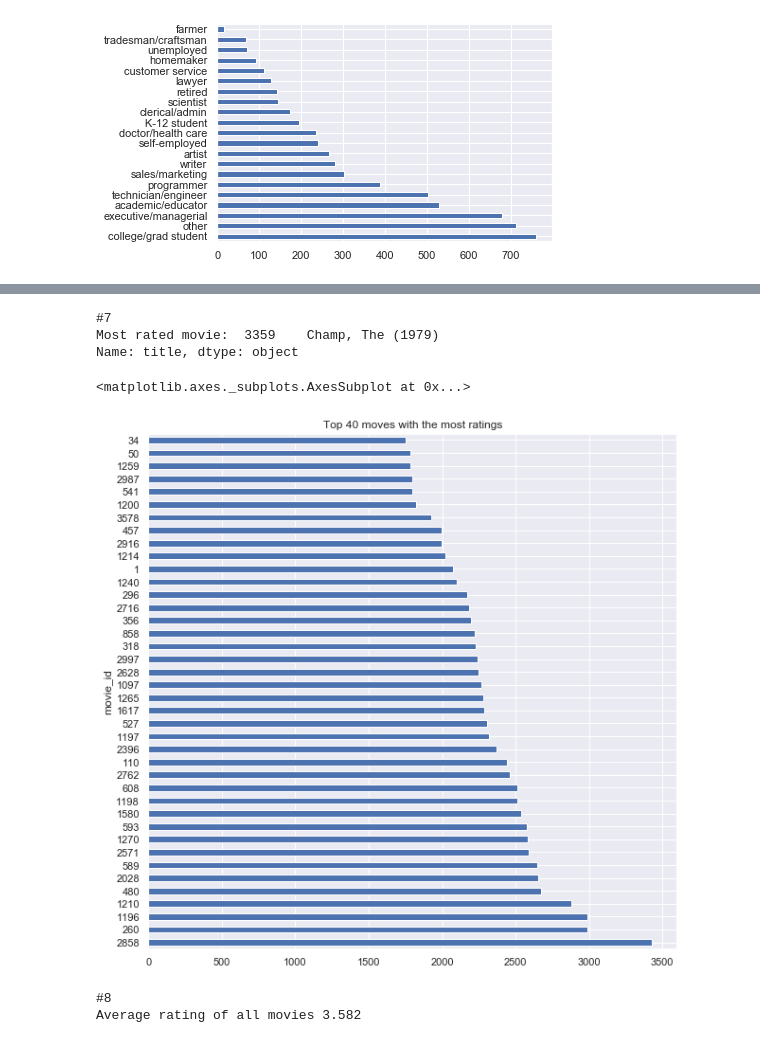
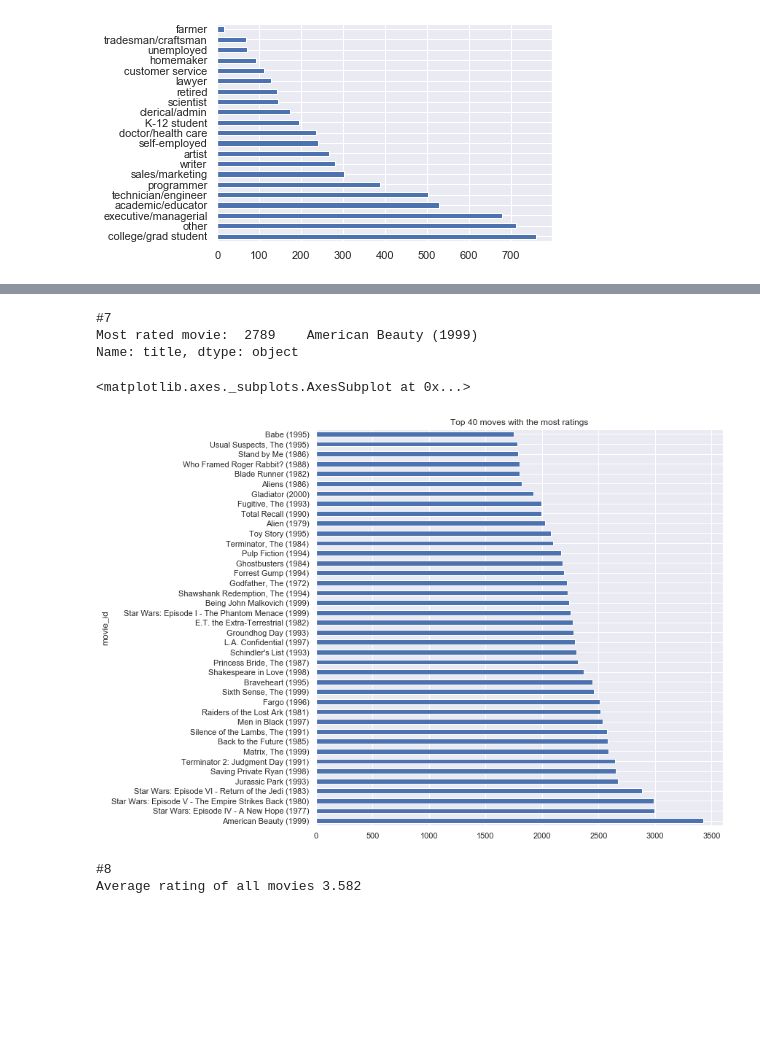
Before and after one commit to AdamCorbinFAUPhD/CAP5768-Intro-to-Data-Science, a Jupyter notebook: assignment_2/CAP5768_Assignment2_Corbin_Adam.ipynb, the cells around one changed output, grey strips where cells are left out. Saved outputs shown, nothing was run; the diff lists cells and outputs as text; code cells hidden in the pictures; blank space fills up the shorter version.

```diff
--- a/assignment_2/CAP5768_Assignment2_Corbin_Adam.ipynb
+++ b/assignment_2/CAP5768_Assignment2_Corbin_Adam.ipynb
@@ -198,16 +210,20 @@ Users 50 years or older:  14.5 %
 # %%
 print("#7")
-query = ratings.groupby('movie_id', as_index=False).size().sort_values(ascending=False)
-num_1_movie_index = query.values[0]
-movie_title = movies[movies['movie_id'] == num_1_movie_index]["title"]
+movie_titles_dict = dict(zip(movies["movie_id"],movies["title"]))
+update_movie_id = {"movie_id": movie_titles_dict}
+updated_ratings = ratings.copy()
+updated_ratings.replace(update_movie_id,inplace=True)
+
+query = updated_ratings.groupby('movie_id', as_index=False).size().sort_values(ascending=False)
+move_title = query.keys()[0]
 print("Most rated movie: ", movie_title) #,"Rating", round(num_1_movie_rating,3))
 query.head(n=40).plot.barh(figsize=(10,10), title="Top 40 moves with the most ratings")
 # %% [output]
 #7
-Most rated movie:  3359    Champ, The (1979)
+Most rated movie:  2789    American Beauty (1999)
 Name: title, dtype: object
 <matplotlib.axes._subplots.AxesSubplot at 0x...>
-[figure, old version]
+[figure, new version]
 # %%
 print("#8")
 print("Average rating of all movies", round(ratings["rating"].mean(),3))
```
Also changed, not shown: parts of 2 cells of this notebook, 1 other file.
